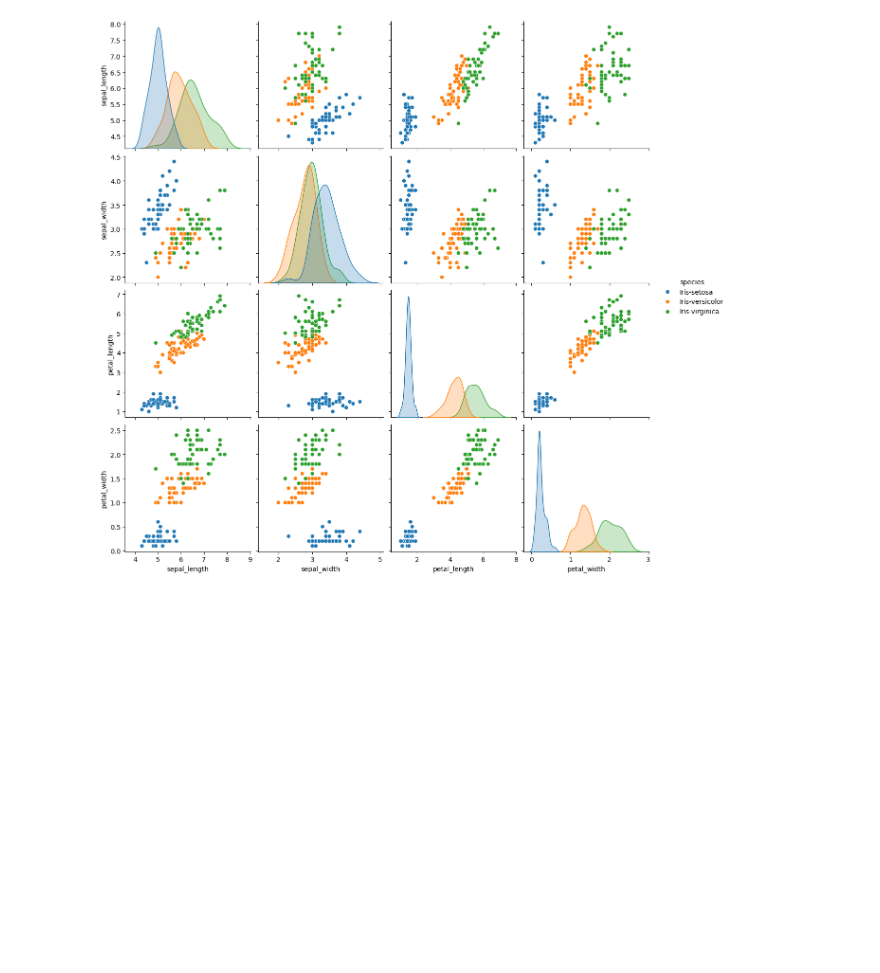
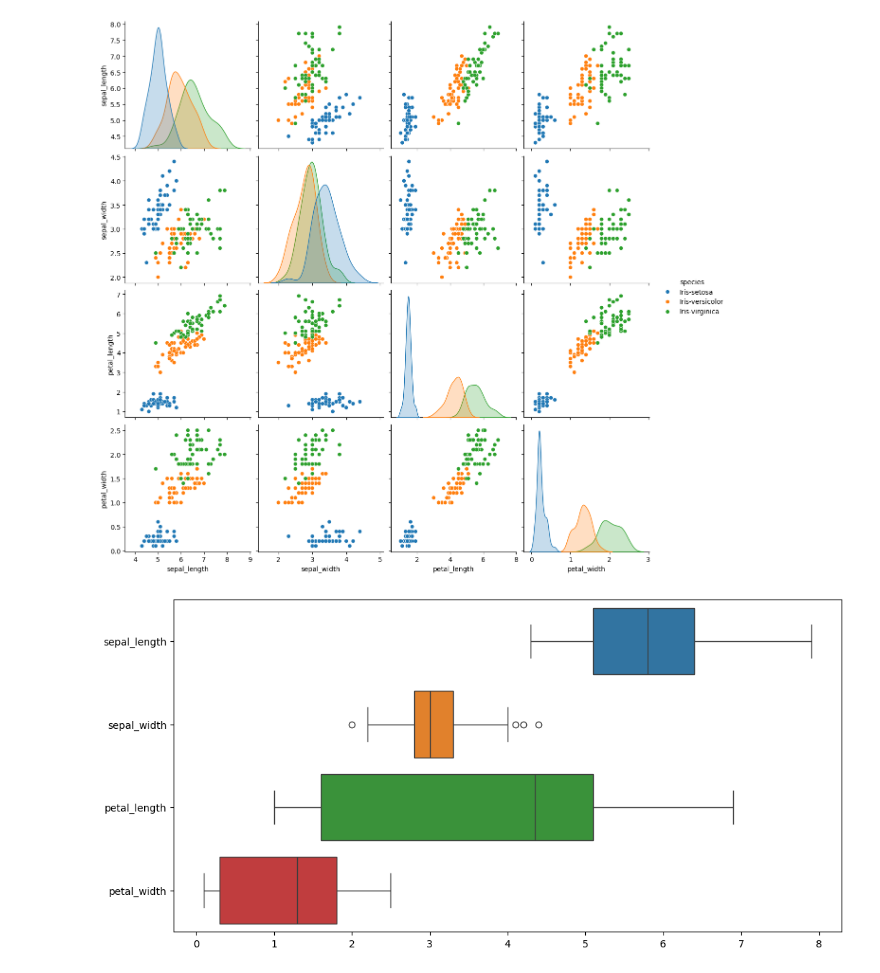
Before and after one commit to leechee/Iris-Flower-Classification-Tutorial, a Jupyter notebook: iris_classification.ipynb, the cells around one changed output. Drawn from its saved outputs; the diff is of its cells as text; code cells hidden in the pictures; blank space fills up the shorter version.

```diff
--- a/iris_classification.ipynb
+++ b/iris_classification.ipynb
@@ -87,3 +88,9 @@ sns.pairplot(data, hue= 'species', height= 3)
 plt.show()
 # %% [output]
 [figure]
+# %%
+plt.figure(figsize=(12, 6))
+sns.boxplot(data = data, orient= 'h')
+plt.show()
+# %% [output]
+[figure, added]
```
Also changed, not shown: parts of 1 cell of this notebook, 1 other file.
